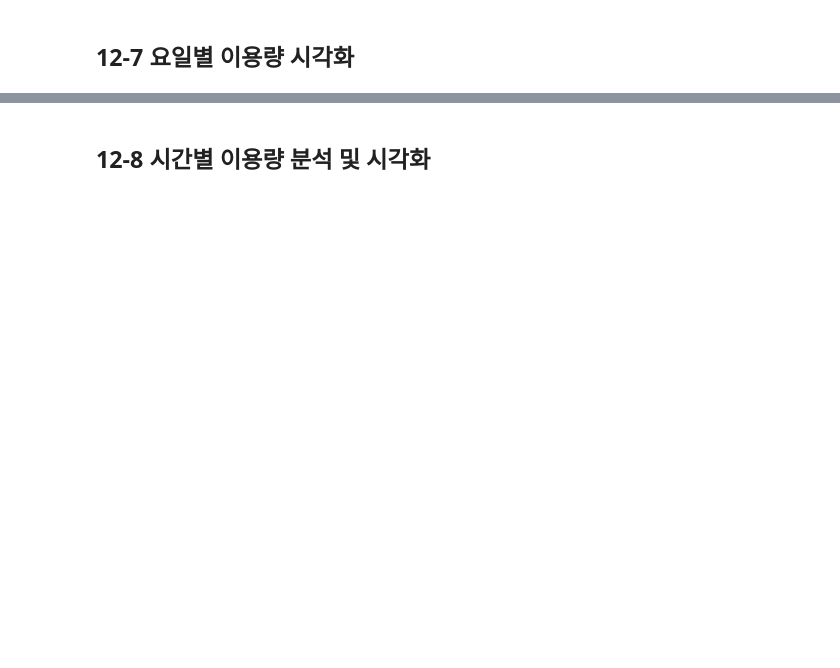
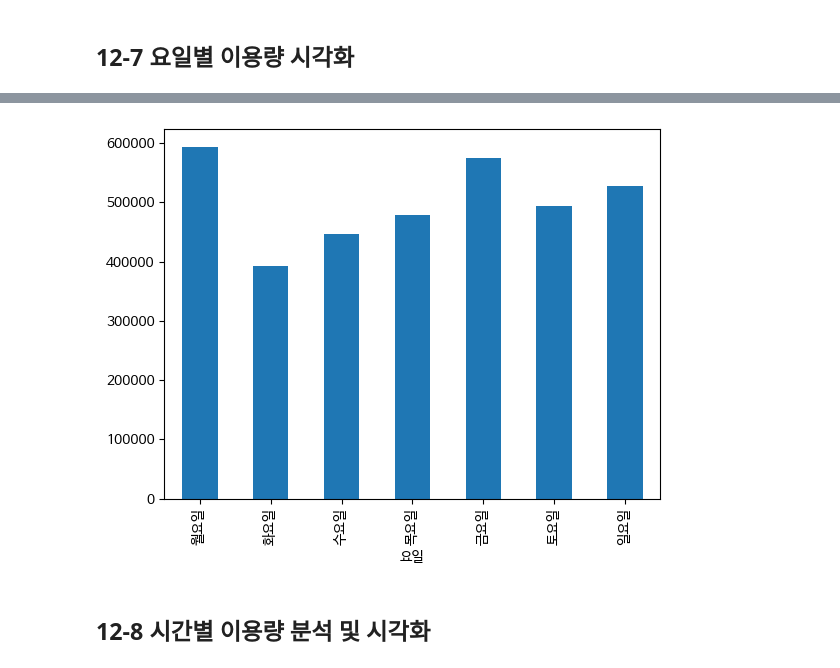
Before and after one commit to ChangYeonMyung/Data-Analysis-with-Open-Source, a Jupyter notebook: 오픈소스_데이터_분석_12강.ipynb, the cells around one changed output, grey strips where cells are left out. Drawn from its saved outputs; the diff is of its cells as text; code cells hidden in the pictures; blank space fills up the shorter version.

```diff
--- a/오픈소스_데이터_분석_12강.ipynb
+++ b/오픈소스_데이터_분석_12강.ipynb
@@ -227,7 +256,11 @@ plt.show()
 # %%
 ## Dataframe의 plot을 이용한 요일별 이용량 막대 그래프 생성
+# pyplot 이 아닌 df에서 바로..
 
+day_df.plot(kind='bar')
 plt.show()
+# %% [output]
+[figure, added]
 # %% [markdown]
 ## 12-8 시간별 이용량 분석 및 시각화
 # %%
```
Also changed, not shown: parts of 14 cells of this notebook.
